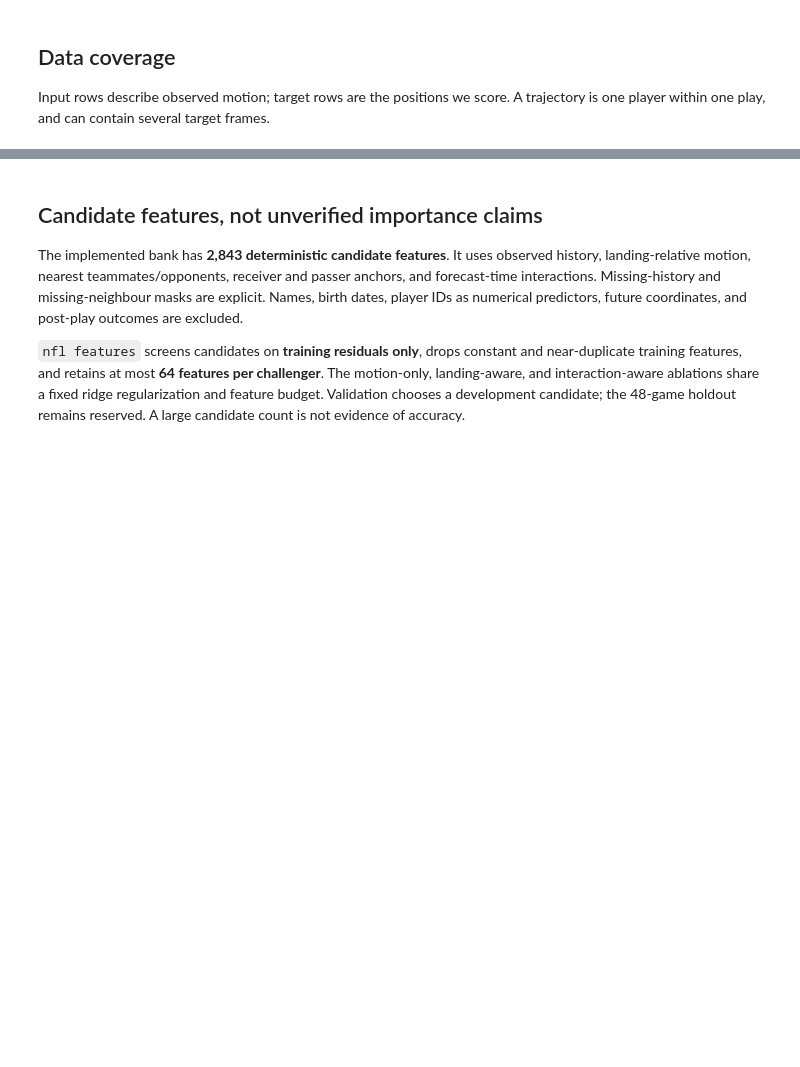
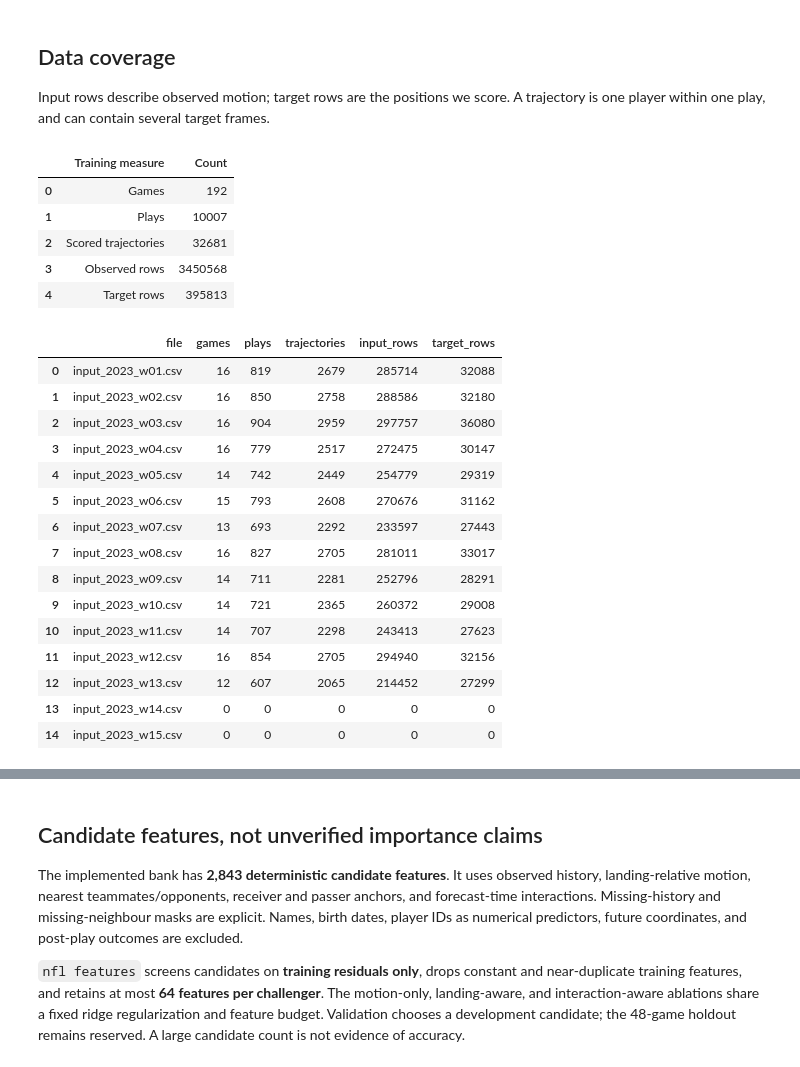
Before and after one commit to alvaromendizabal/nfl-player-trajectory, a Jupyter notebook: notebooks/01_data_analysis.ipynb, the cells around one changed output, grey strips where cells are left out. Drawn from its saved outputs; the diff is of its cells as text; code cells hidden in the pictures; blank space fills up the shorter version.

Commit message:
chore: format research code and publish executed notebooks

```diff
--- a/notebooks/01_data_analysis.ipynb
+++ b/notebooks/01_data_analysis.ipynb
@@ -27,9 +27,20 @@ if READY:
     summary = json.loads((RESULTS / "summary.json").read_text())
     eda = json.loads((RESULTS / "eda.json").read_text())
     protocol = json.loads((RESULTS / "protocol.json").read_text())
-    display(Markdown("**Report source:** " + ("local benchmark artifacts" if RESULTS == LOCAL else "published reproducible experiment snapshot")))
+    display(
+        Markdown(
+            "**Report source:** "
+            + (
+                "local benchmark artifacts"
+                if RESULTS == LOCAL
+                else "published reproducible experiment snapshot"
+            )
+        )
+    )
 else:
-    display(Markdown(
-        "Run `nfl benchmark` after the data audit to create the real-data results. "
-        "No synthetic result is substituted here."
-    ))
+    display(
+        Markdown(
+            "Run `nfl benchmark` after the data audit to create the real-data results. "
+            "No synthetic result is substituted here."
+        )
+    )
@@ -47,8 +70,51 @@ if READY:
 Input rows describe observed motion; target rows are the positions we score. A trajectory is one player within one play, and can contain several target frames.
 # %%
 if READY:
-    display(pd.DataFrame({"Training measure": ["Games", "Plays", "Scored trajectories", "Observed rows", "Target rows"], "Count": [eda[key] for key in ["games", "plays", "trajectories", "input_rows", "target_rows"]]}))
-    display(pd.DataFrame(eda["weeks"])[["file", "games", "plays", "trajectories", "input_rows", "target_rows"]])
+    display(
+        pd.DataFrame(
+            {
+                "Training measure": [
+                    "Games",
+                    "Plays",
+                    "Scored trajectories",
+                    "Observed rows",
+                    "Target rows",
+                ],
+                "Count": [
+                    eda[key]
+                    for key in ["games", "plays", "trajectories", "input_rows", "target_rows"]
+                ],
+            }
+        )
+    )
+    display(
+        pd.DataFrame(eda["weeks"])[
+            ["file", "games", "plays", "trajectories", "input_rows", "target_rows"]
+        ]
+    )
+# %% [output]
+|  | Training measure | Count |
+| 0 | Games | 192 |
+| 1 | Plays | 10007 |
+| 2 | Scored trajectories | 32681 |
+| 3 | Observed rows | 3450568 |
+| 4 | Target rows | 395813 |
+|  | file | games | plays | trajectories | input_rows | target_rows |
+| 0 | input_2023_w01.csv | 16 | 819 | 2679 | 285714 | 32088 |
+| 1 | input_2023_w02.csv | 16 | 850 | 2758 | 288586 | 32180 |
+| 2 | input_2023_w03.csv | 16 | 904 | 2959 | 297757 | 36080 |
+| 3 | input_2023_w04.csv | 16 | 779 | 2517 | 272475 | 30147 |
+| 4 | input_2023_w05.csv | 14 | 742 | 2449 | 254779 | 29319 |
+| 5 | input_2023_w06.csv | 15 | 793 | 2608 | 270676 | 31162 |
+| 6 | input_2023_w07.csv | 13 | 693 | 2292 | 233597 | 27443 |
+| 7 | input_2023_w08.csv | 16 | 827 | 2705 | 281011 | 33017 |
+| 8 | input_2023_w09.csv | 14 | 711 | 2281 | 252796 | 28291 |
+| 9 | input_2023_w10.csv | 14 | 721 | 2365 | 260372 | 29008 |
+| 10 | input_2023_w11.csv | 14 | 707 | 2298 | 243413 | 27623 |
+| 11 | input_2023_w12.csv | 16 | 854 | 2705 | 294940 | 32156 |
+| 12 | input_2023_w13.csv | 12 | 607 | 2065 | 214452 | 27299 |
+| 13 | input_2023_w14.csv | 0 | 0 | 0 | 0 | 0 |
+| 14 | input_2023_w15.csv | 0 | 0 | 0 | 0 | 0 |
 # %%
 if READY:
     display(Image(filename=str(RESULTS / "eda.png")))
```
Also changed, not shown: parts of 4 cells of this notebook, 9 other files.
